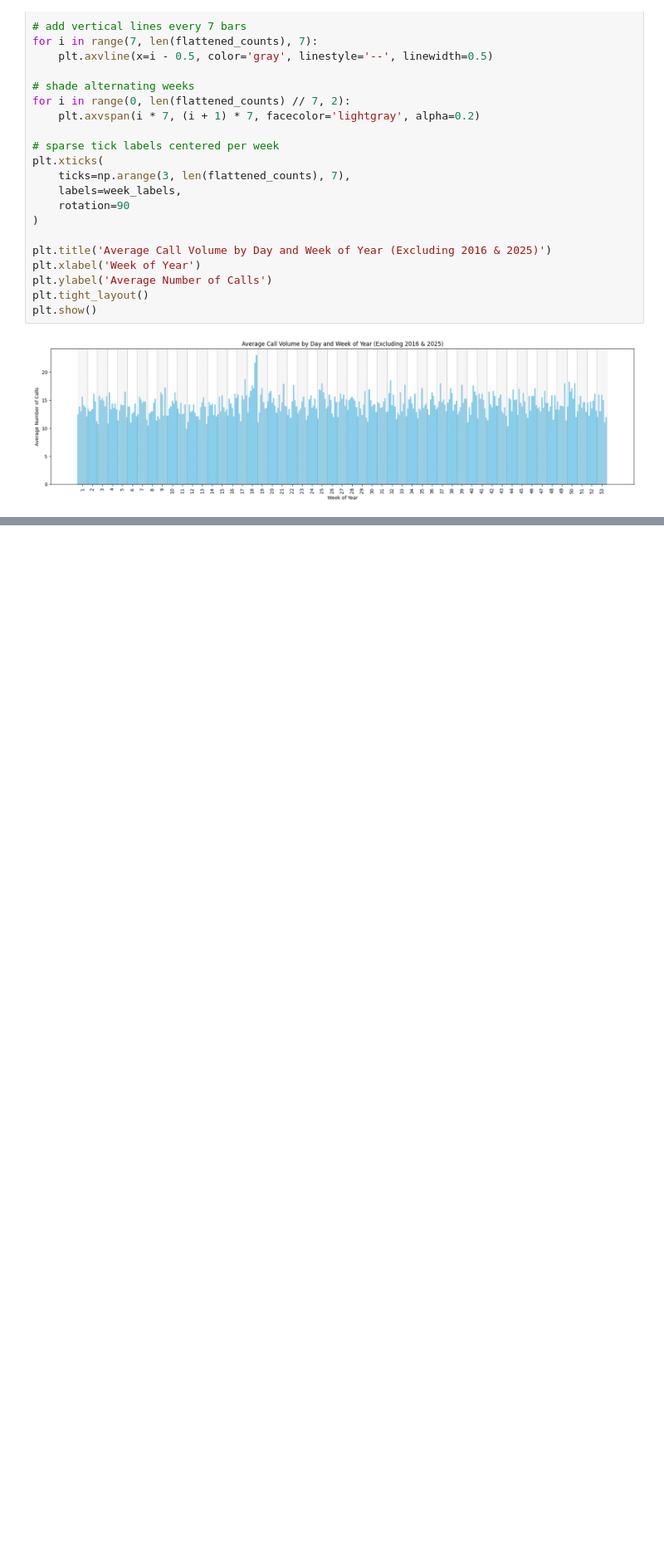
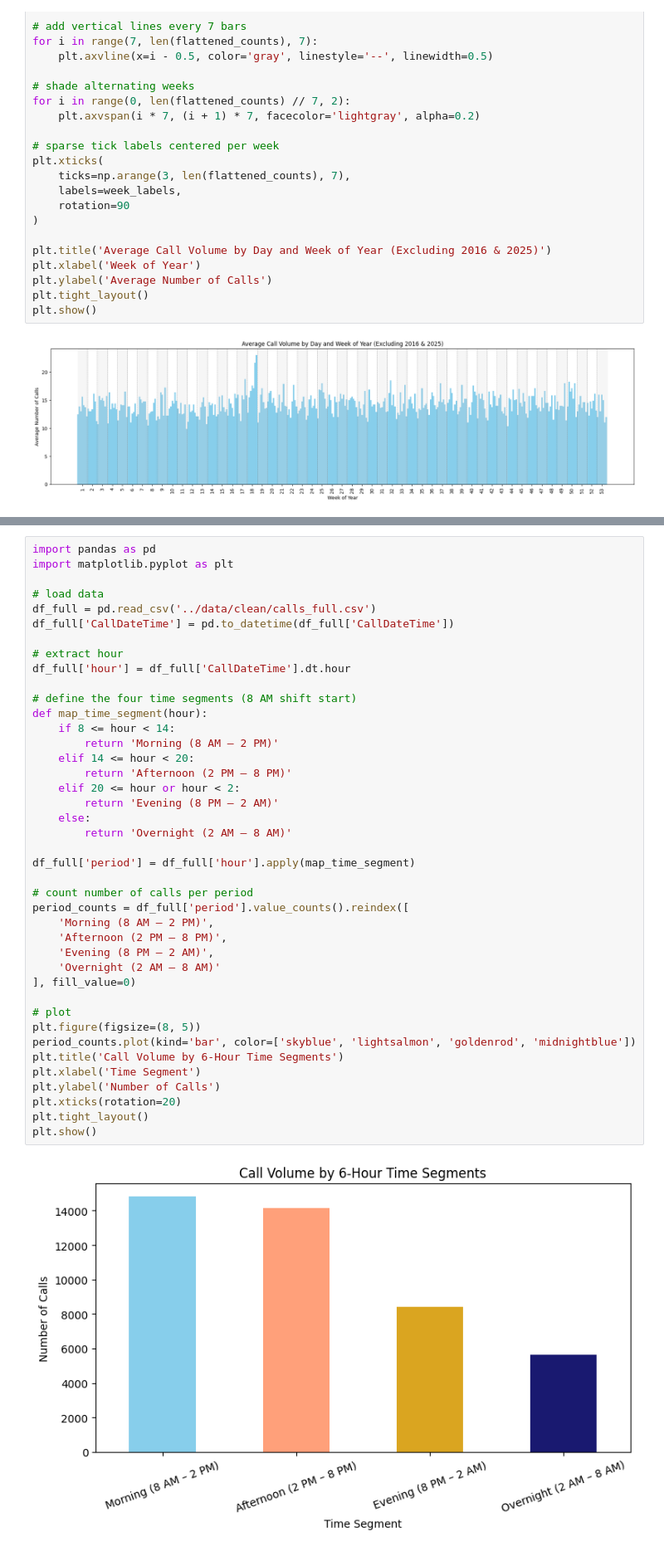
Before and after one commit to baywigg/ML4VA, a Jupyter notebook: visualizing/plotting_trends.ipynb, the cells around one changed output, grey strips where cells are left out. Shown: that part at 83% size. Drawn from its saved outputs; the diff is of its cells as text; blank space fills up the shorter version.

```diff
--- a/visualizing/plotting_trends.ipynb
+++ b/visualizing/plotting_trends.ipynb
@@ -154,0 +185,43 @@ plt.show()
+# %%
+import pandas as pd
+import matplotlib.pyplot as plt
+
+# load data
+df_full = pd.read_csv('../data/clean/calls_full.csv')
+df_full['CallDateTime'] = pd.to_datetime(df_full['CallDateTime'])
+
+# extract hour
+df_full['hour'] = df_full['CallDateTime'].dt.hour
+
+# define the four time segments (8 AM shift start)
+def map_time_segment(hour):
+    if 8 <= hour < 14:
+        return 'Morning (8 AM – 2 PM)'
+    elif 14 <= hour < 20:
+        return 'Afternoon (2 PM – 8 PM)'
+    elif 20 <= hour or hour < 2:
+        return 'Evening (8 PM – 2 AM)'
+    else:
+        return 'Overnight (2 AM – 8 AM)'
+
+df_full['period'] = df_full['hour'].apply(map_time_segment)
+
+# count number of calls per period
+period_counts = df_full['period'].value_counts().reindex([
+    'Morning (8 AM – 2 PM)',
+    'Afternoon (2 PM – 8 PM)',
+    'Evening (8 PM – 2 AM)',
+    'Overnight (2 AM – 8 AM)'
+], fill_value=0)
+
+# plot
+plt.figure(figsize=(8, 5))
+period_counts.plot(kind='bar', color=['skyblue', 'lightsalmon', 'goldenrod', 'midnightblue'])
+plt.title('Call Volume by 6-Hour Time Segments')
+plt.xlabel('Time Segment')
+plt.ylabel('Number of Calls')
+plt.xticks(rotation=20)
+plt.tight_layout()
+plt.show()
+# %% [output]
+[figure, added]
```
Also changed, not shown: parts of 4 cells of this notebook, 4 other files.
